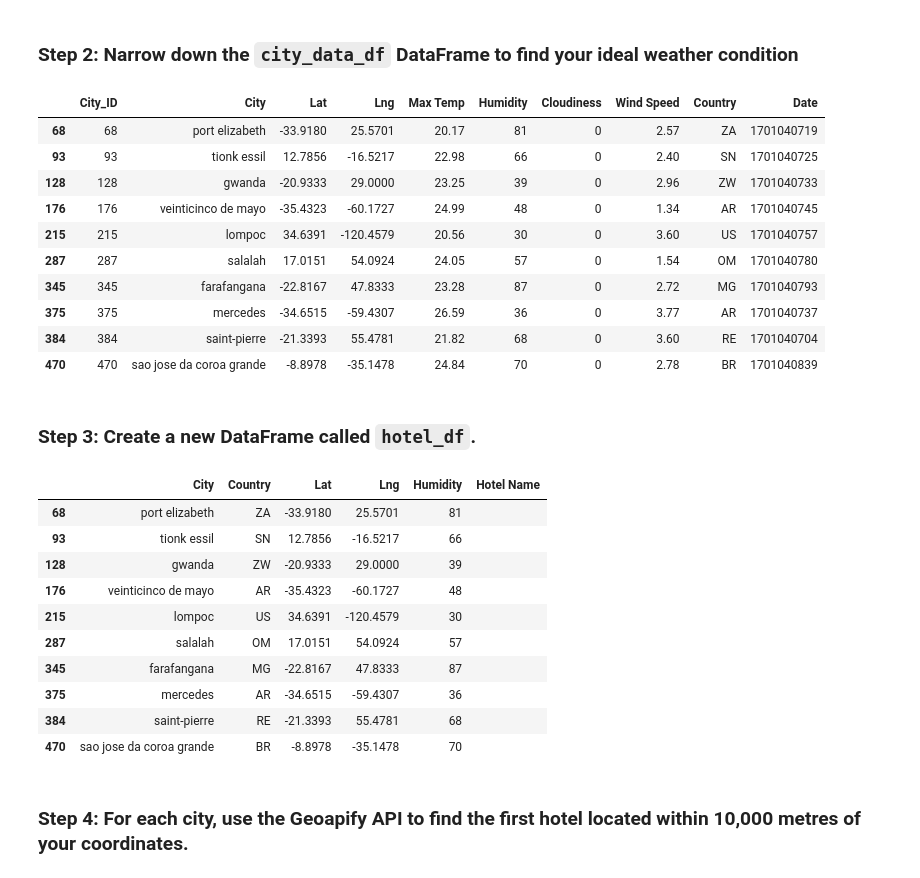
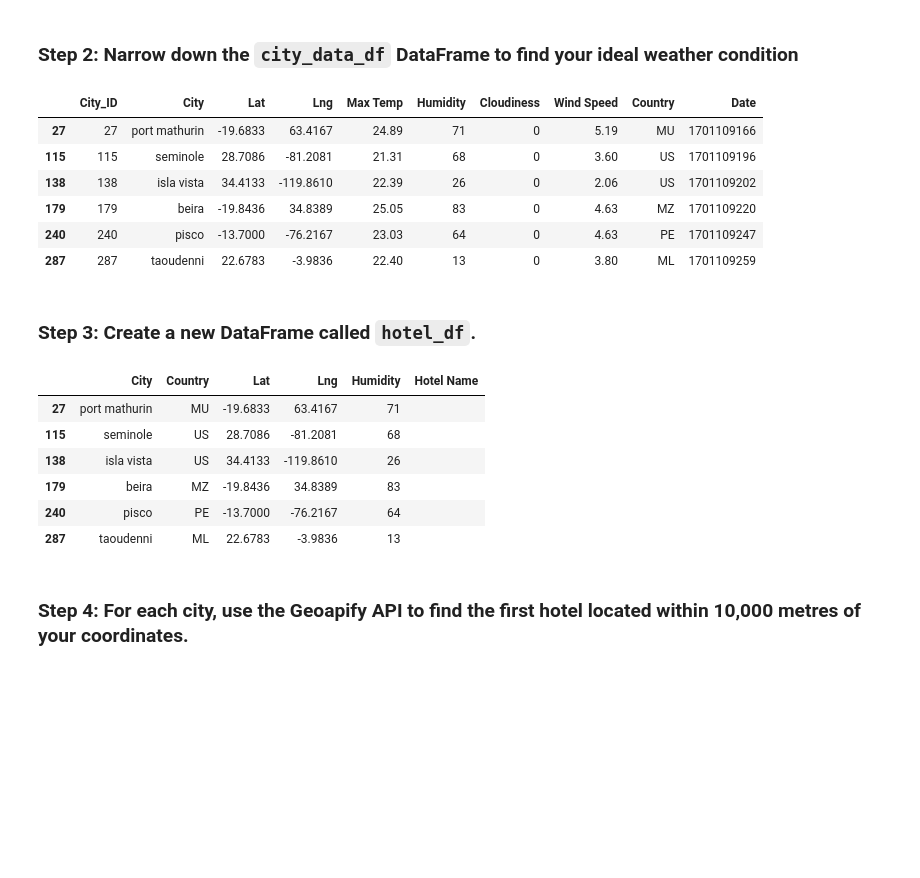
Before and after one commit to meehal0203/Python-api-challenge, a Jupyter notebook: WeatherPy/VacationPy.ipynb, the cells around one changed output. Drawn from its saved outputs; the diff is of its cells as text; code cells hidden in the pictures; blank space fills up the shorter version.

```diff
--- a/WeatherPy/VacationPy.ipynb
+++ b/WeatherPy/VacationPy.ipynb
@@ -55,26 +55,22 @@ map_plot_1
 ### Step 2: Narrow down the `city_data_df` DataFrame to find your ideal weather condition
 # %%
 # Narrow down cities that fit criteria and drop any results with null values
-city_data_df = city_data_df.loc[(city_data_df["Max Temp"] < 27) &
+city_data_df = city_data_df.loc[(city_data_df["Max Temp"] < 29) &
                         (city_data_df["Max Temp"] > 20
                         )]
-city_data_df = city_data_df.loc[(city_data_df["Wind Speed"] < 4)]
+city_data_df = city_data_df.loc[(city_data_df["Wind Speed"] < 5.5)]
 city_data_df = city_data_df.loc[(city_data_df["Cloudiness"] == 0)]
 # Drop any rows with null values
 city_data_df = city_data_df.dropna()
 
 # Display sample data
 city_data_df
 # %% [output]
 |  | City_ID | City | Lat | Lng | Max Temp | Humidity | Cloudiness | Wind Speed | Country | Date |
-| 68 | 68 | port elizabeth | -33.9180 | 25.5701 | 20.17 | 81 | 0 | 2.57 | ZA | 1701040719 |
-| 93 | 93 | tionk essil | 12.7856 | -16.5217 | 22.98 | 66 | 0 | 2.40 | SN | 1701040725 |
-| 128 | 128 | gwanda | -20.9333 | 29.0000 | 23.25 | 39 | 0 | 2.96 | ZW | 1701040733 |
-| 176 | 176 | veinticinco de mayo | -35.4323 | -60.1727 | 24.99 | 48 | 0 | 1.34 | AR | 1701040745 |
-| 215 | 215 | lompoc | 34.6391 | -120.4579 | 20.56 | 30 | 0 | 3.60 | US | 1701040757 |
-| 287 | 287 | salalah | 17.0151 | 54.0924 | 24.05 | 57 | 0 | 1.54 | OM | 1701040780 |
-| 345 | 345 | farafangana | -22.8167 | 47.8333 | 23.28 | 87 | 0 | 2.72 | MG | 1701040793 |
-| 375 | 375 | mercedes | -34.6515 | -59.4307 | 26.59 | 36 | 0 | 3.77 | AR | 1701040737 |
-| 384 | 384 | saint-pierre | -21.3393 | 55.4781 | 21.82 | 68 | 0 | 3.60 | RE | 1701040704 |
-| 470 | 470 | sao jose da coroa grande | -8.8978 | -35.1478 | 24.84 | 70 | 0 | 2.78 | BR | 1701040839 |
+| 27 | 27 | port mathurin | -19.6833 | 63.4167 | 24.89 | 71 | 0 | 5.19 | MU | 1701109166 |
+| 115 | 115 | seminole | 28.7086 | -81.2081 | 21.31 | 68 | 0 | 3.60 | US | 1701109196 |
+| 138 | 138 | isla vista | 34.4133 | -119.8610 | 22.39 | 26 | 0 | 2.06 | US | 1701109202 |
+| 179 | 179 | beira | -19.8436 | 34.8389 | 25.05 | 83 | 0 | 4.63 | MZ | 1701109220 |
+| 240 | 240 | pisco | -13.7000 | -76.2167 | 23.03 | 64 | 0 | 4.63 | PE | 1701109247 |
+| 287 | 287 | taoudenni | 22.6783 | -3.9836 | 22.40 | 13 | 0 | 3.80 | ML | 1701109259 |
 # %% [markdown]
@@ -100,16 +97,12 @@ hotel_df["Hotel Name"] = " "
 hotel_df
 # %% [output]
 |  | City | Country | Lat | Lng | Humidity | Hotel Name |
-| 68 | port elizabeth | ZA | -33.9180 | 25.5701 | 81 |  |
-| 93 | tionk essil | SN | 12.7856 | -16.5217 | 66 |  |
-| 128 | gwanda | ZW | -20.9333 | 29.0000 | 39 |  |
-| 176 | veinticinco de mayo | AR | -35.4323 | -60.1727 | 48 |  |
-| 215 | lompoc | US | 34.6391 | -120.4579 | 30 |  |
-| 287 | salalah | OM | 17.0151 | 54.0924 | 57 |  |
-| 345 | farafangana | MG | -22.8167 | 47.8333 | 87 |  |
-| 375 | mercedes | AR | -34.6515 | -59.4307 | 36 |  |
-| 384 | saint-pierre | RE | -21.3393 | 55.4781 | 68 |  |
-| 470 | sao jose da coroa grande | BR | -8.8978 | -35.1478 | 70 |  |
+| 27 | port mathurin | MU | -19.6833 | 63.4167 | 71 |  |
+| 115 | seminole | US | 28.7086 | -81.2081 | 68 |  |
+| 138 | isla vista | US | 34.4133 | -119.8610 | 26 |  |
+| 179 | beira | MZ | -19.8436 | 34.8389 | 83 |  |
+| 240 | pisco | PE | -13.7000 | -76.2167 | 64 |  |
+| 287 | taoudenni | ML | 22.6783 | -3.9836 | 13 |  |
 # %% [markdown]
 ### Step 4: For each city, use the Geoapify API to find the first hotel located within 10,000 metres of your coordinates.
 # %%
```
Also changed, not shown: parts of 3 cells of this notebook, 6 other files.
